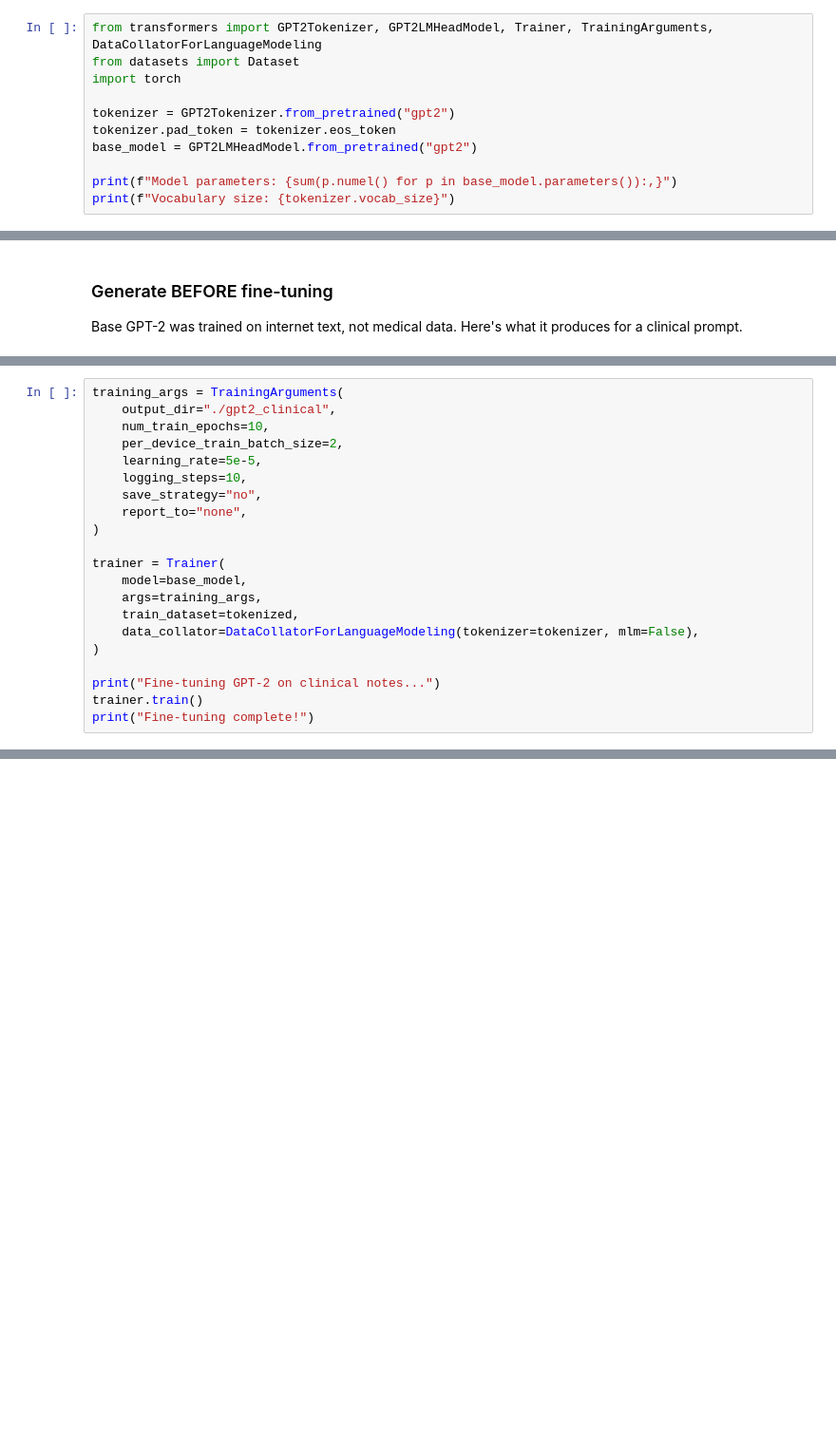
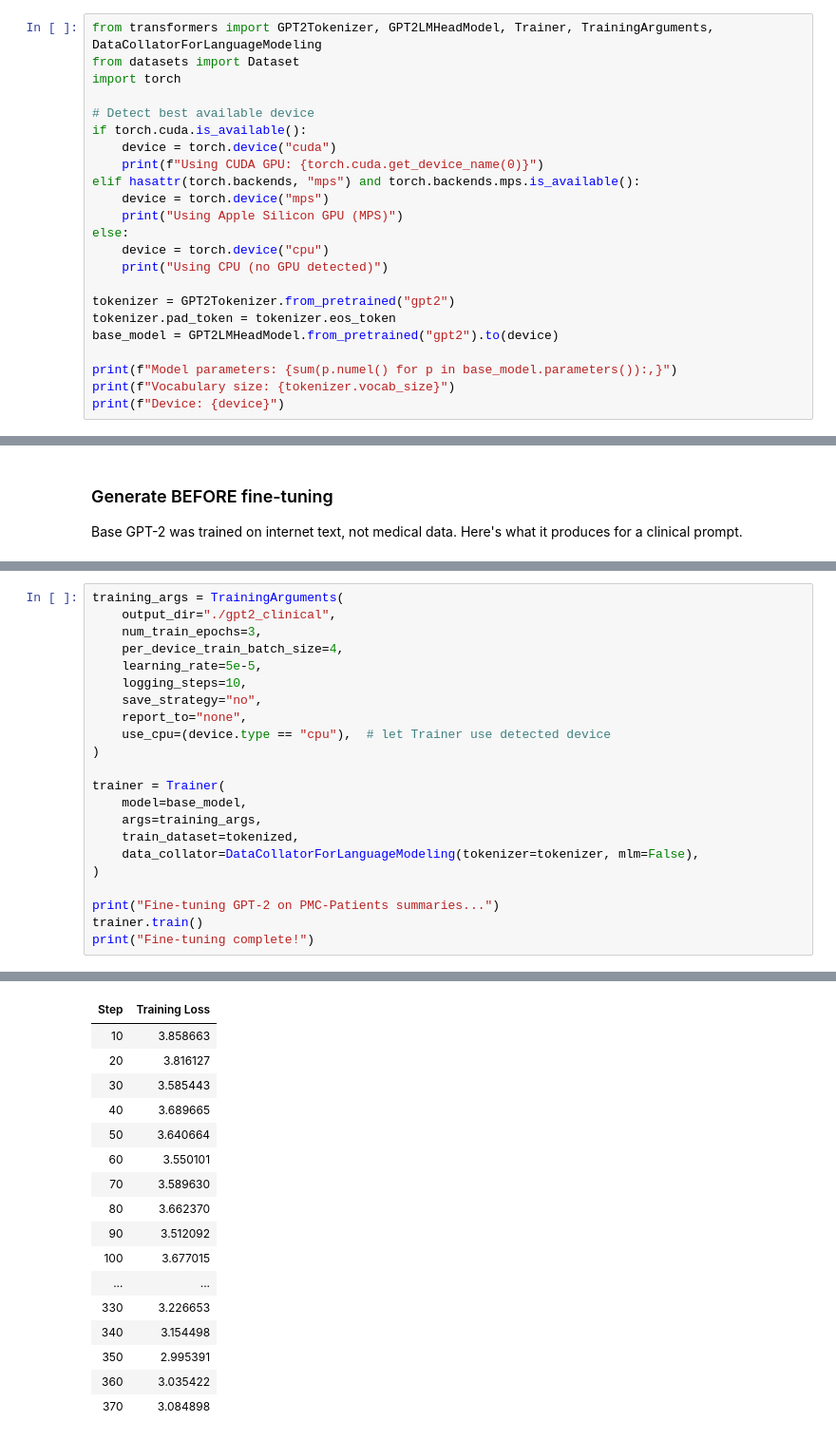
Before and after one commit to oscar-peng/datasci_223, a Jupyter notebook: lectures/07/demo/02-embeddings_finetuning.ipynb, the cells around one changed output, grey strips where cells are left out. Shown at 95% size. Cells and saved outputs as stored; diff of their text form; blank space fills up the shorter version.

```diff
--- a/lectures/07/demo/02-embeddings_finetuning.ipynb
+++ b/lectures/07/demo/02-embeddings_finetuning.ipynb
@@ -123,9 +210,21 @@ from transformers import GPT2Tokenizer, GPT2LMHeadModel, Trainer, TrainingArgume
 from datasets import Dataset
 import torch
 
+# Detect best available device
+if torch.cuda.is_available():
+    device = torch.device("cuda")
+    print(f"Using CUDA GPU: {torch.cuda.get_device_name(0)}")
+elif hasattr(torch.backends, "mps") and torch.backends.mps.is_available():
+    device = torch.device("mps")
+    print("Using Apple Silicon GPU (MPS)")
+else:
+    device = torch.device("cpu")
+    print("Using CPU (no GPU detected)")
+
 tokenizer = GPT2Tokenizer.from_pretrained("gpt2")
 tokenizer.pad_token = tokenizer.eos_token
-base_model = GPT2LMHeadModel.from_pretrained("gpt2")
+base_model = GPT2LMHeadModel.from_pretrained("gpt2").to(device)
 
 print(f"Model parameters: {sum(p.numel() for p in base_model.parameters()):,}")
 print(f"Vocabulary size: {tokenizer.vocab_size}")
+print(f"Device: {device}")
@@ -182,12 +299,13 @@ This will only take a minute or two — it's a tiny dataset with a small model.
 # %%
 training_args = TrainingArguments(
     output_dir="./gpt2_clinical",
-    num_train_epochs=10,
-    per_device_train_batch_size=2,
+    num_train_epochs=3,
+    per_device_train_batch_size=4,
     learning_rate=5e-5,
     logging_steps=10,
     save_strategy="no",
     report_to="none",
+    use_cpu=(device.type == "cpu"),  # let Trainer use detected device
 )
 
 trainer = Trainer(
@@ -197,6 +315,7 @@ trainer = Trainer(
     data_collator=DataCollatorForLanguageModeling(tokenizer=tokenizer, mlm=False),
 )
 
-print("Fine-tuning GPT-2 on clinical notes...")
+print("Fine-tuning GPT-2 on PMC-Patients summaries...")
 trainer.train()
 print("Fine-tuning complete!")
+# %% [output]
@@ -202,0 +325,17 @@ print("Fine-tuning complete!")
+| Step | Training Loss |
+| 10 | 3.858663 |
+| 20 | 3.816127 |
+| 30 | 3.585443 |
+| 40 | 3.689665 |
+| 50 | 3.640664 |
+| 60 | 3.550101 |
+| 70 | 3.589630 |
+| 80 | 3.662370 |
+| 90 | 3.512092 |
+| 100 | 3.677015 |
+| ... | ... |
+| 330 | 3.226653 |
+| 340 | 3.154498 |
+| 350 | 2.995391 |
+| 360 | 3.035422 |
+| 370 | 3.084898 |
```
Also changed, not shown: parts of 34 cells of this notebook, 20 other files.
